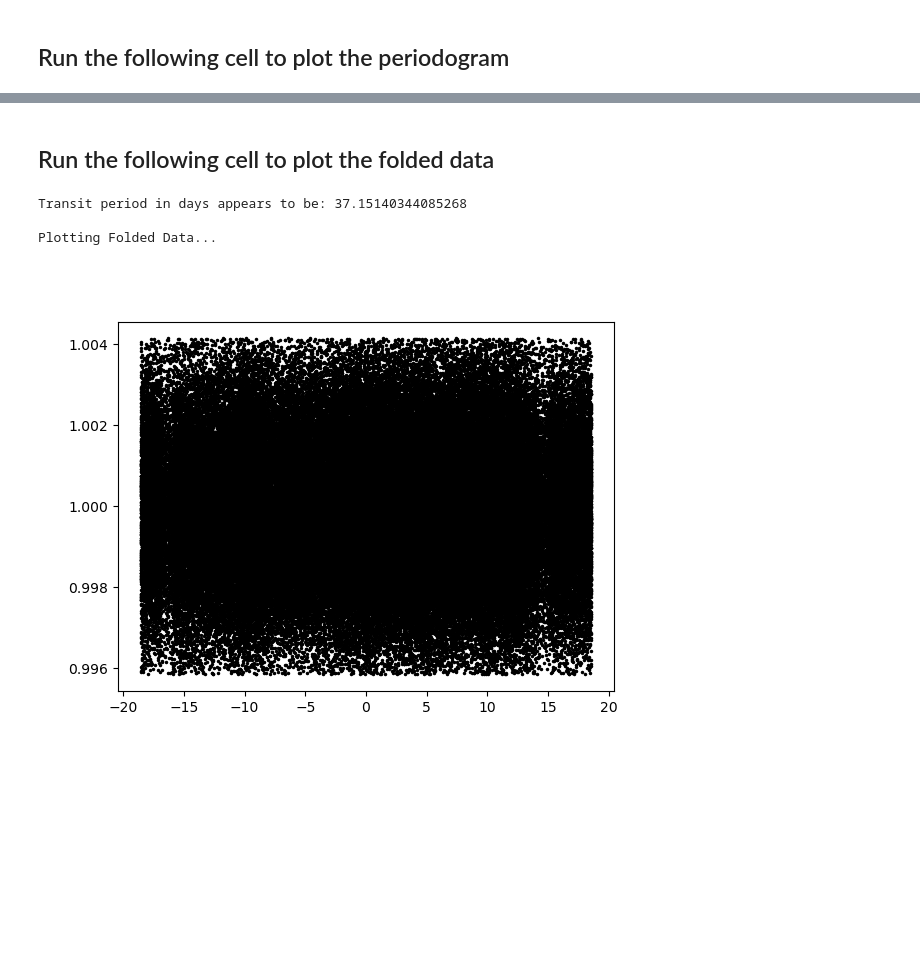
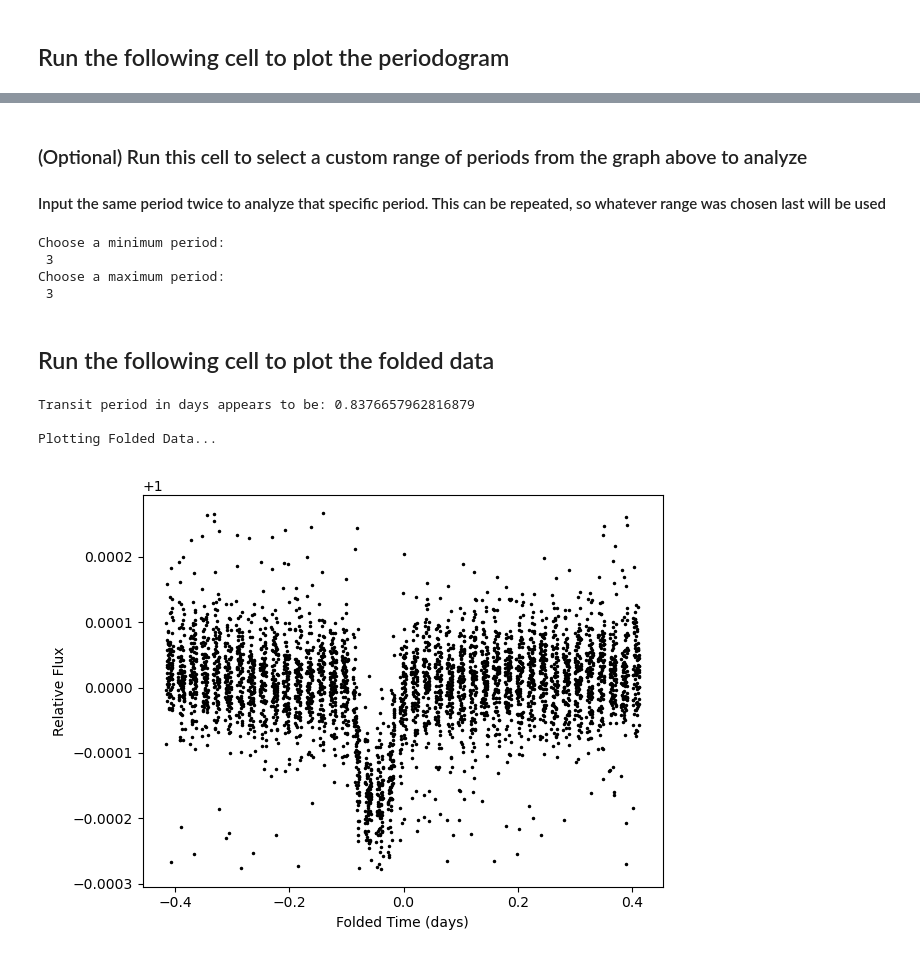
Before and after one commit to dcc5480/ASTRO-497-Exoplanet-Project, a Jupyter notebook: dashboard.ipynb, the cells around one changed output, grey strips where cells are left out. Drawn from its saved outputs; the diff is of its cells as text; code cells hidden in the pictures; blank space fills up the shorter version.

```diff
--- a/dashboard.ipynb
+++ b/dashboard.ipynb
@@ -14,7 +18,17 @@ try:
     import ipywidgets as widgets
     normalstdout=sys.stdout
 except:
-    print("Please be sure the following modules are installed:\n\n\tnumpy, matplotlib, scipy, ipympl, ipywidgets, astroquery, astropy\n\nThen restart this notebook.")
+    print("Please be sure the following modules are installed:\n\n\tnumpy, matplotlib, scipy, ipympl, ipywidgets, astroquery, astropy\n")
+    try:
+        t1=input("Would you like to attempt auto-install? (y=yes other=no)\n")
+        if t1=='y':
+            def install(module):import subprocess;import sys;exec(f'subprocess.check_call([sys.executable, "-m", "pip", "install", "{module}"])')
+            for i in ["numpy", "matplotlib", "scipy", "ipympl", "ipywidgets", "astroquery", "astropy"]:
+                install(i)
+    except:
+        print("Auto-install failed. Please install the following modules manually:\n\n\tnumpy, matplotlib, scipy, ipympl, ipywidgets, astroquery, astropy\n\nThen restart this notebook.\n")
+    print()
+    print("After installing all modules, run the command line command 'jupyter nbextension enable --py widgetsnbextension' and restart this Jupyter notebook.")
 # %% [markdown]
 ## Run the following cell to input a Kepler ID for analysis
 # %%
@@ -100,0 +119,12 @@ Done
+# %%
+t1=input("Are you sure you want to run the multi-planet model now? (y=yes other=no)")
+if t1=='y':
+    print("Running...")
+    try:
+        in_transit=model.transit_mask(time,period,2*duration,time0)
+        time=time[~in_transit]
+        flux=flux[~in_transit]
+        err=err[~in_transit]
+        print("Done")
+    except:
+        print("Execution failed. Did you run all of the later cells?")
@@ -173,21 +217,43 @@ Plotting Periodogram...
+# %% [markdown]
+### (Optional) Run this cell to select a custom range of periods from the graph above to analyze
+#### Input the same period twice to analyze that specific period. This can be repeated, so whatever range was chosen last will be used
+# %%
+periods=np.array(periodogram.period)
+powers=np.array(periodogram.power)
+low=np.argmin(np.abs(periods-float(input("Choose a minimum period:\n"))))
+hig=np.argmin(np.abs(periods-float(input("Choose a maximum period:\n"))))
+powers[:low]=0
+powers[hig+1:]=0
+# %% [output]
+Choose a minimum period:
+ 3
+Choose a maximum period:
+ 3
 # %% [markdown]
 ## Run the following cell to plot the folded data
 # %%
 #Analyze model
-max_power=np.argmax(periodogram.power)
+max_power=np.argmax(powers)
 period=periodogram.period[max_power]
+duration=periodogram.duration[max_power]
+time0=periodogram.transit_time[max_power]
 print(f"\nTransit period in days appears to be: {period}\n")
-stats=model.compute_stats(periodogram.period[max_power],periodogram.duration[max_power],periodogram.transit_time[max_power])
+if (time[-1]-time[0])/period<10:
+    print("WARNING: the extracted period is large compared to the timespan of the given dataset.\nThis may indicate that there is no planet, or that it has a period larger than can be analyzed from this data.\n")
+stats=model.compute_stats(period,duration,time0)
 print("Plotting Folded Data...")
 #Folded data
 timefold=(time_filt-stats['transit_times'][0]-period/2)%period-period/2
 plt.close(4)
 plt.figure(4)
 plt.plot(timefold,flux_filt,'.k',ms=3)
+plt.xlabel("Folded Time (days)")
+plt.ylabel("Relative Flux")
+plt.tight_layout()
 plt.savefig(f"{mainpath}/plots/fold_{save}")
 plt.show()
 # %% [output]
-Transit period in days appears to be: 37.15140344085268
+Transit period in days appears to be: 0.8376657962816879
 
 Plotting Folded Data...
-[figure, old version]
+[figure, new version]
```
Also changed, not shown: parts of 16 cells of this notebook.
